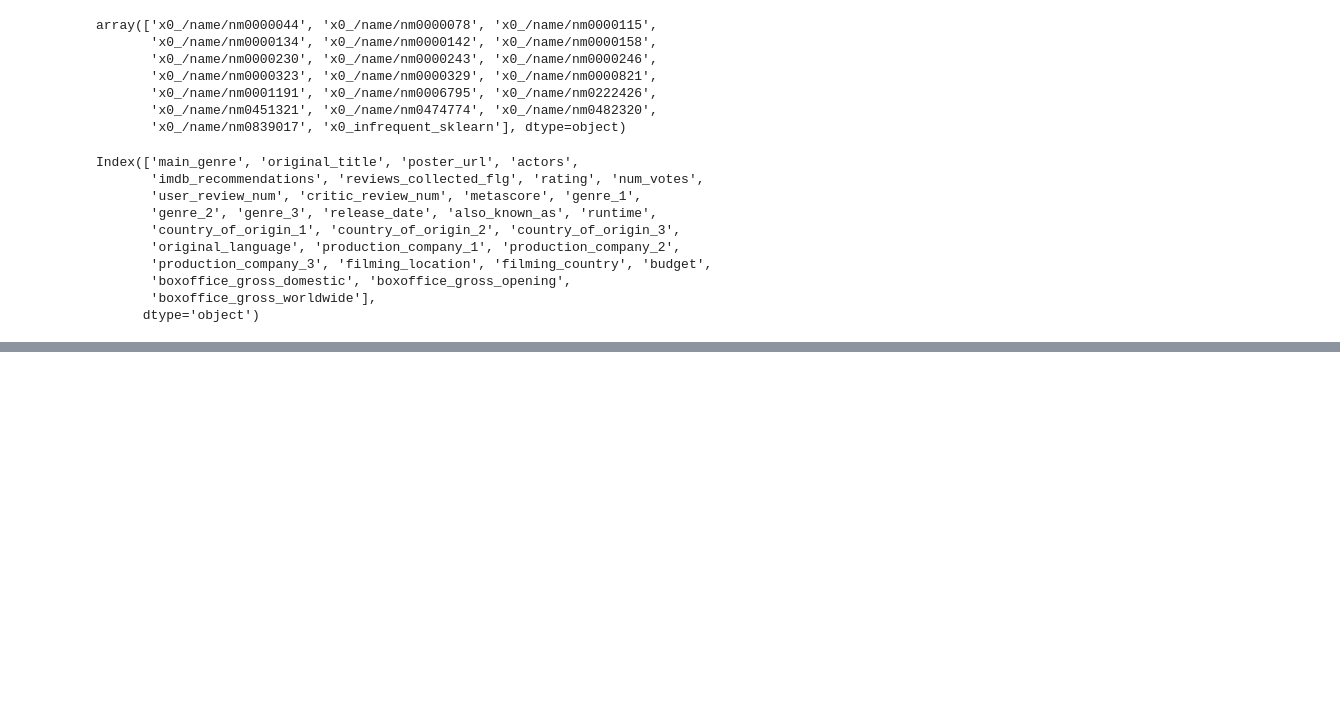
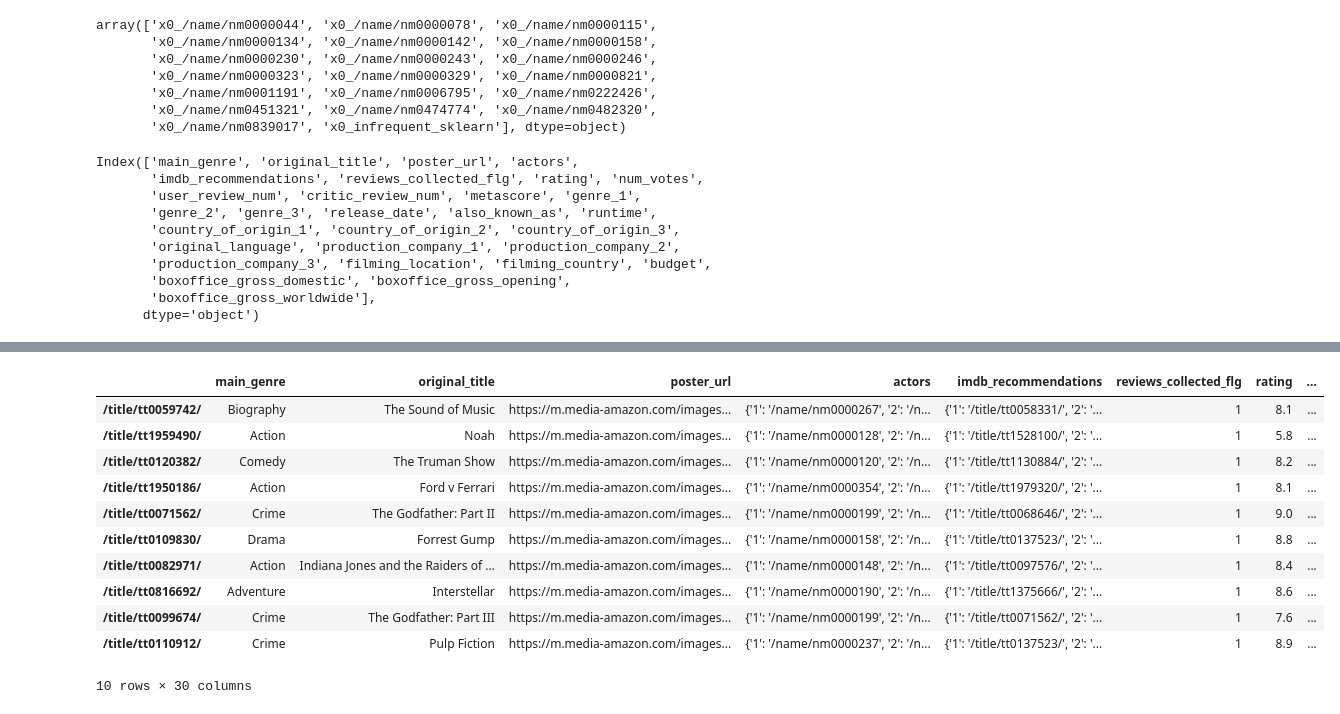
Before and after one commit to ilyamil/movie_recommender_system, a Jupyter notebook: notebooks/modeling.ipynb, the cells around one changed output, grey strips where cells are left out. Saved outputs shown, nothing was run; the diff lists cells and outputs as text; code cells hidden in the pictures; blank space fills up the shorter version.

```diff
--- a/notebooks/modeling.ipynb
+++ b/notebooks/modeling.ipynb
@@ -713,0 +812,3 @@ feats.memory_usage(deep=True).sum()/1024/1024
+# %%
+dotprod = linear_kernel(feats, target_feats)
+sim = cosine_similarity(feats, target_feats)
@@ -713,0 +938,9 @@ feats.memory_usage(deep=True).sum()/1024/1024
+# %%
+%%time
+titles = [
+    'The Godfather',
+    # 'Batman Begins',
+    # "Harry Potter and the Sorcerer's Stone"
+]
+similar_titles = get_similar_titles(titles, feats, metadata, 10)
+similar_titles
@@ -713,0 +959,15 @@ feats.memory_usage(deep=True).sum()/1024/1024
+# %%
+metadata.loc[similar_titles]
+# %% [output]
+|  | main_genre | original_title | poster_url | actors | imdb_recommendations | reviews_collected_flg | rating | ... |
+| /title/tt0059742/ | Biography | The Sound of Music | https://m.media-amazon.com/images... | {'1': '/name/nm0000267', '2': '/n... | {'1': '/title/tt0058331/', '2': '... | 1 | 8.1 | ... |
+| /title/tt1959490/ | Action | Noah | https://m.media-amazon.com/images... | {'1': '/name/nm0000128', '2': '/n... | {'1': '/title/tt1528100/', '2': '... | 1 | 5.8 | ... |
+| /title/tt0120382/ | Comedy | The Truman Show | https://m.media-amazon.com/images... | {'1': '/name/nm0000120', '2': '/n... | {'1': '/title/tt1130884/', '2': '... | 1 | 8.2 | ... |
+| /title/tt1950186/ | Action | Ford v Ferrari | https://m.media-amazon.com/images... | {'1': '/name/nm0000354', '2': '/n... | {'1': '/title/tt1979320/', '2': '... | 1 | 8.1 | ... |
+| /title/tt0071562/ | Crime | The Godfather: Part II | https://m.media-amazon.com/images... | {'1': '/name/nm0000199', '2': '/n... | {'1': '/title/tt0068646/', '2': '... | 1 | 9.0 | ... |
+| /title/tt0109830/ | Drama | Forrest Gump | https://m.media-amazon.com/images... | {'1': '/name/nm0000158', '2': '/n... | {'1': '/title/tt0137523/', '2': '... | 1 | 8.8 | ... |
+| /title/tt0082971/ | Action | Indiana Jones and the Raiders of ... | https://m.media-amazon.com/images... | {'1': '/name/nm0000148', '2': '/n... | {'1': '/title/tt0097576/', '2': '... | 1 | 8.4 | ... |
+| /title/tt0816692/ | Adventure | Interstellar | https://m.media-amazon.com/images... | {'1': '/name/nm0000190', '2': '/n... | {'1': '/title/tt1375666/', '2': '... | 1 | 8.6 | ... |
+| /title/tt0099674/ | Crime | The Godfather: Part III | https://m.media-amazon.com/images... | {'1': '/name/nm0000199', '2': '/n... | {'1': '/title/tt0071562/', '2': '... | 1 | 7.6 | ... |
+| /title/tt0110912/ | Crime | Pulp Fiction | https://m.media-amazon.com/images... | {'1': '/name/nm0000237', '2': '/n... | {'1': '/title/tt0137523/', '2': '... | 1 | 8.9 | ... |
+10 rows × 30 columns
```
Also changed, not shown: parts of 29 cells of this notebook.
